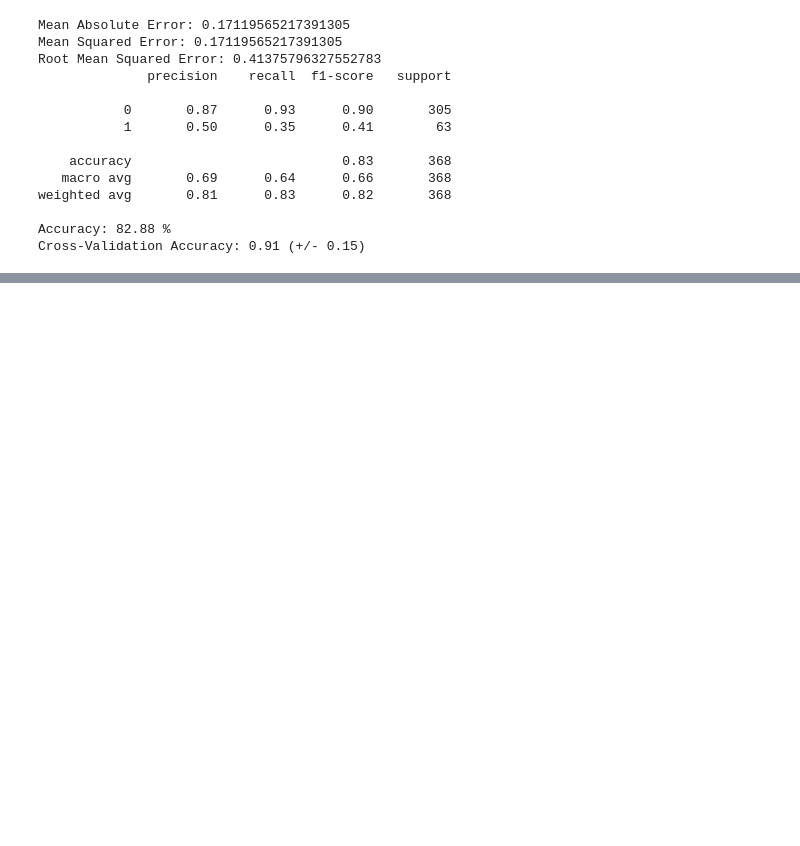
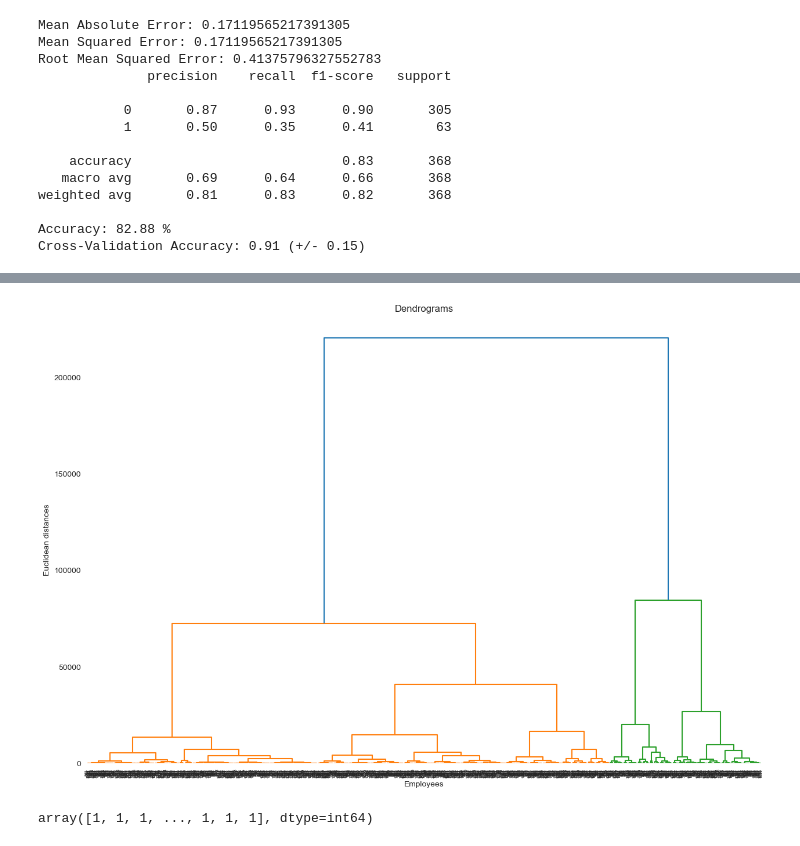
Before and after one commit to JayyyOlden/AMLDM, a Jupyter notebook: 2006184.ipynb, the cells around one changed output, grey strips where cells are left out. Drawn from its saved outputs; the diff is of its cells as text; code cells hidden in the pictures; blank space fills up the shorter version.

```diff
--- a/2006184.ipynb
+++ b/2006184.ipynb
@@ -1120,0 +1195,3 @@ Cross-Validation Accuracy: 0.91 (+/- 0.15)
+# %%
+X = np.array(ibm[['JobRole', 'MonthlyIncome']])
+X
@@ -1120,0 +1206,9 @@ Cross-Validation Accuracy: 0.91 (+/- 0.15)
+# %%
+plt.figure(figsize=(15, 10))
+dendrogram = sch.dendrogram(sch.linkage(X, method = 'ward'))
+plt.title('Dendrograms')
+plt.xlabel('Employees')
+plt.ylabel('Euclidean distances')
+plt.show()
+# %% [output]
+[figure, added]
@@ -1120,0 +1217,5 @@ Cross-Validation Accuracy: 0.91 (+/- 0.15)
+# %%
+y_hc = hc.fit_predict(X)
+y_hc
+# %% [output]
+array([1, 1, 1, ..., 1, 1, 1], dtype=int64)
```
Also changed, not shown: parts of 30 cells of this notebook.
